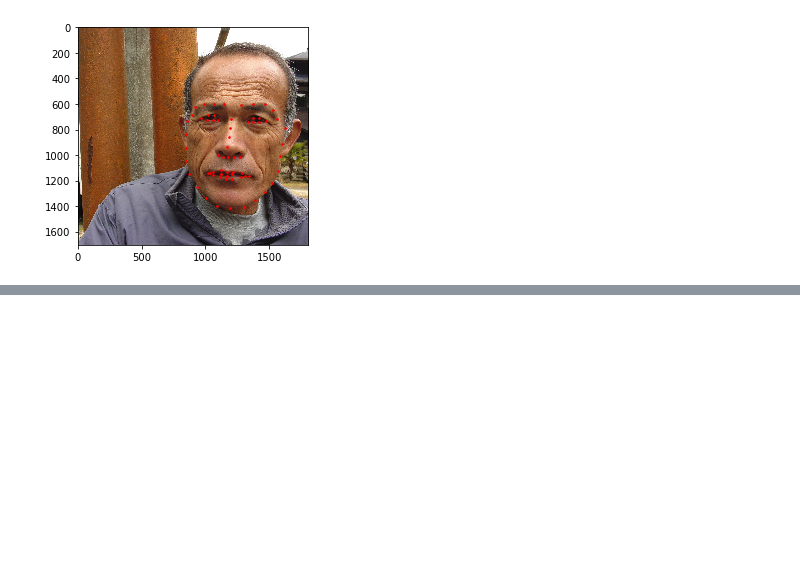
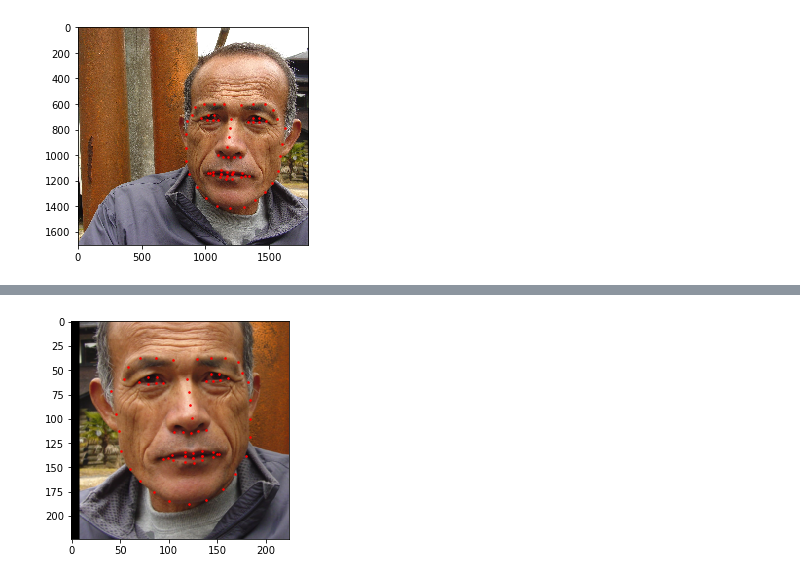
Before and after one commit to wesleylp/CPE775, a Jupyter notebook: notebooks/4. Data augmentation.ipynb, the cells around one changed output, grey strips where cells are left out. Cells and saved outputs as stored; diff of their text form; code cells hidden in the pictures; blank space fills up the shorter version.

```diff
--- a/notebooks/4. Data augmentation.ipynb
+++ b/notebooks/4. Data augmentation.ipynb
@@ -125,0 +164,11 @@ show_landmarks(sample['image'], sample['landmarks'], normalized=True)
+# %%
+crop_face = CropFace()
+center_crop = CenterCrop((224, 224))
+face_sample = crop_face(dataset[idx])
+
+sample = center_crop(face_sample)
+image = sample['image']
+landmarks = sample['landmarks']
+show_landmarks(image, landmarks, normalized=True)
+# %% [output]
+[figure, added]
```
Also changed, not shown: parts of 9 cells of this notebook, 13 other files.
